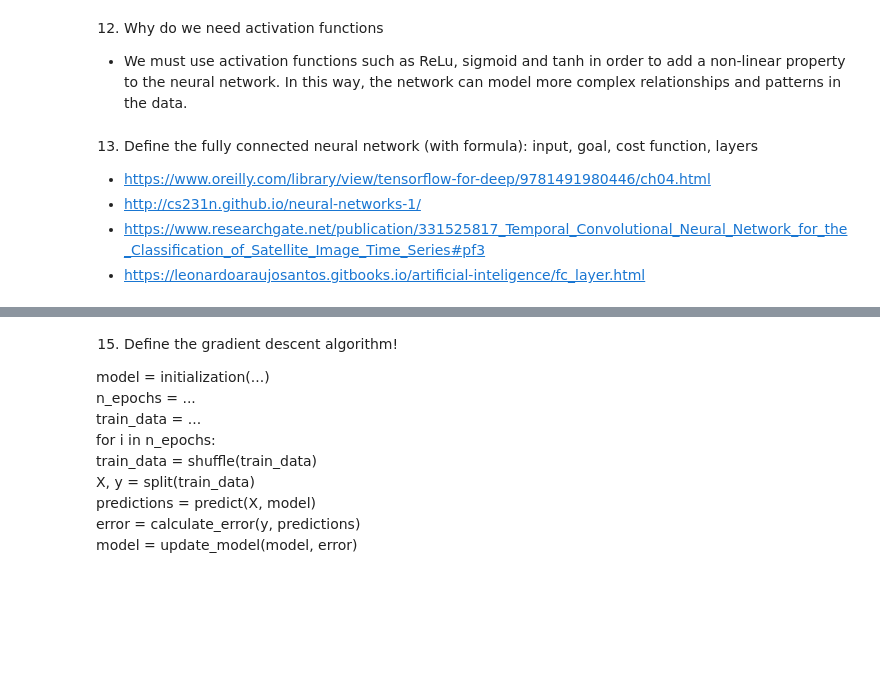
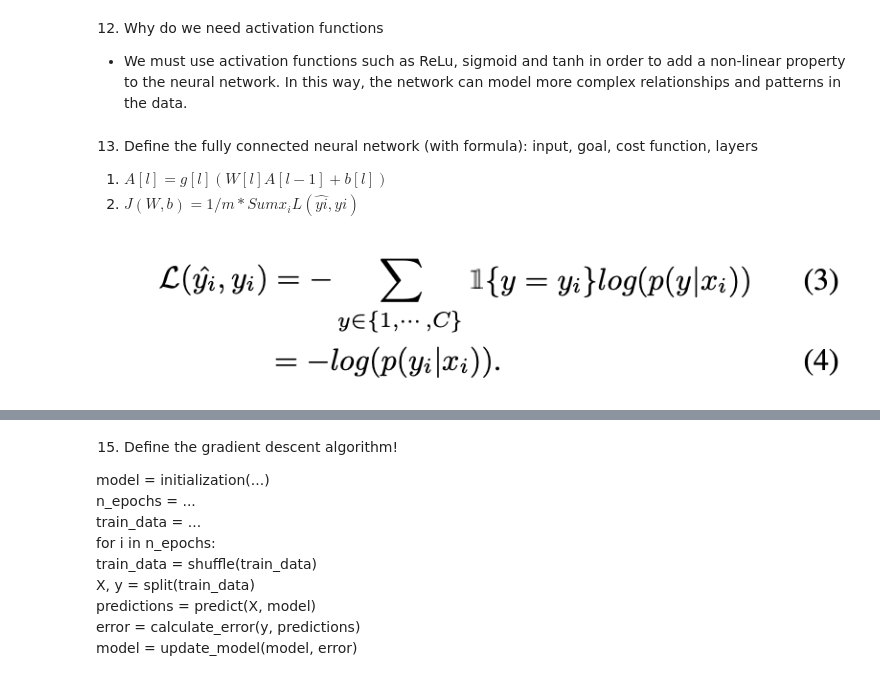
Before and after one commit to MaxKumundzhiev/Practices-for-Engineers, a Jupyter notebook: MachineLearningQuestions.ipynb, the cells around one changed output, grey strips where cells are left out. Drawn from its saved outputs; the diff is of its cells as text; code cells hidden in the pictures; blank space fills up the shorter version.

```diff
--- a/MachineLearningQuestions.ipynb
+++ b/MachineLearningQuestions.ipynb
@@ -143,9 +165,11 @@ The Gradient can be calculated:
 # %% [markdown]
 12) Why do we need activation functions
  - We must use activation functions such as ReLu, sigmoid and tanh in order to add a non-linear property to the neural network. In this way, the network can model more complex relationships and patterns in the data.
-# %% [markdown]
-13) Define the fully connected neural network (with formula): input, goal, cost function, layers
- - https://www.oreilly.com/library/view/tensorflow-for-deep/9781491980446/ch04.html
- - http://cs231n.github.io/neural-networks-1/
- - https://www.researchgate.net/publication/331525817_Temporal_Convolutional_Neural_Network_for_the_Classification_of_Satellite_Image_Time_Series#pf3
- - https://leonardoaraujosantos.gitbooks.io/artificial-inteligence/fc_layer.html
+# %% [markdown]
+13) Define the fully connected neural network (with formula): input, goal, cost function, layers
+ 1. $A[l]=g[l](W[l]A[l−1] +b[l])$
+ 2. $J(W,b) = 1 / m * Sumx_i L(\hat{yi}, yi)$
+# %%
+Image('/Users/macbook/Desktop/9.png')
+# %% [output]
+[figure, added]
```
Also changed, not shown: parts of 19 cells of this notebook, 2 other files.
